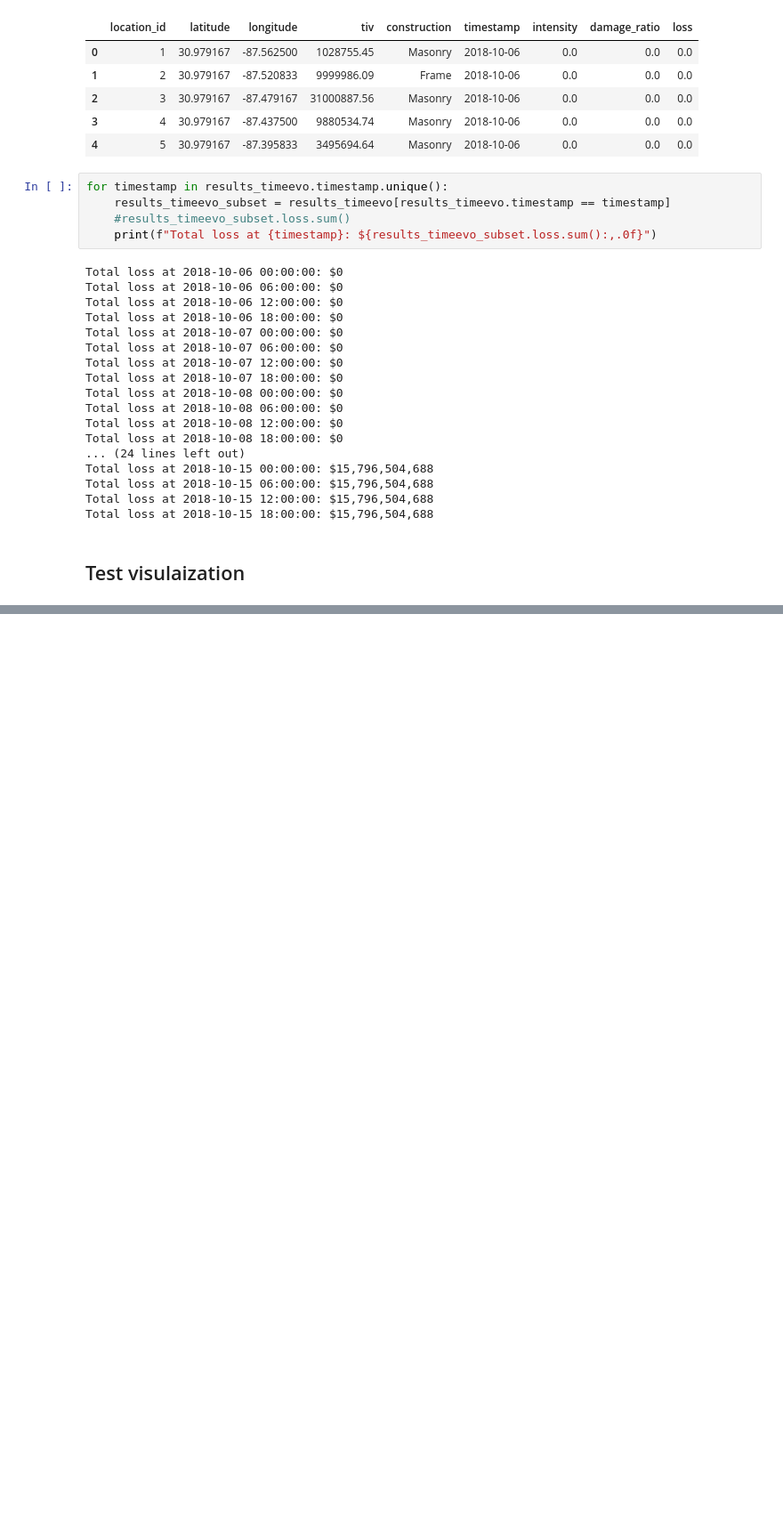
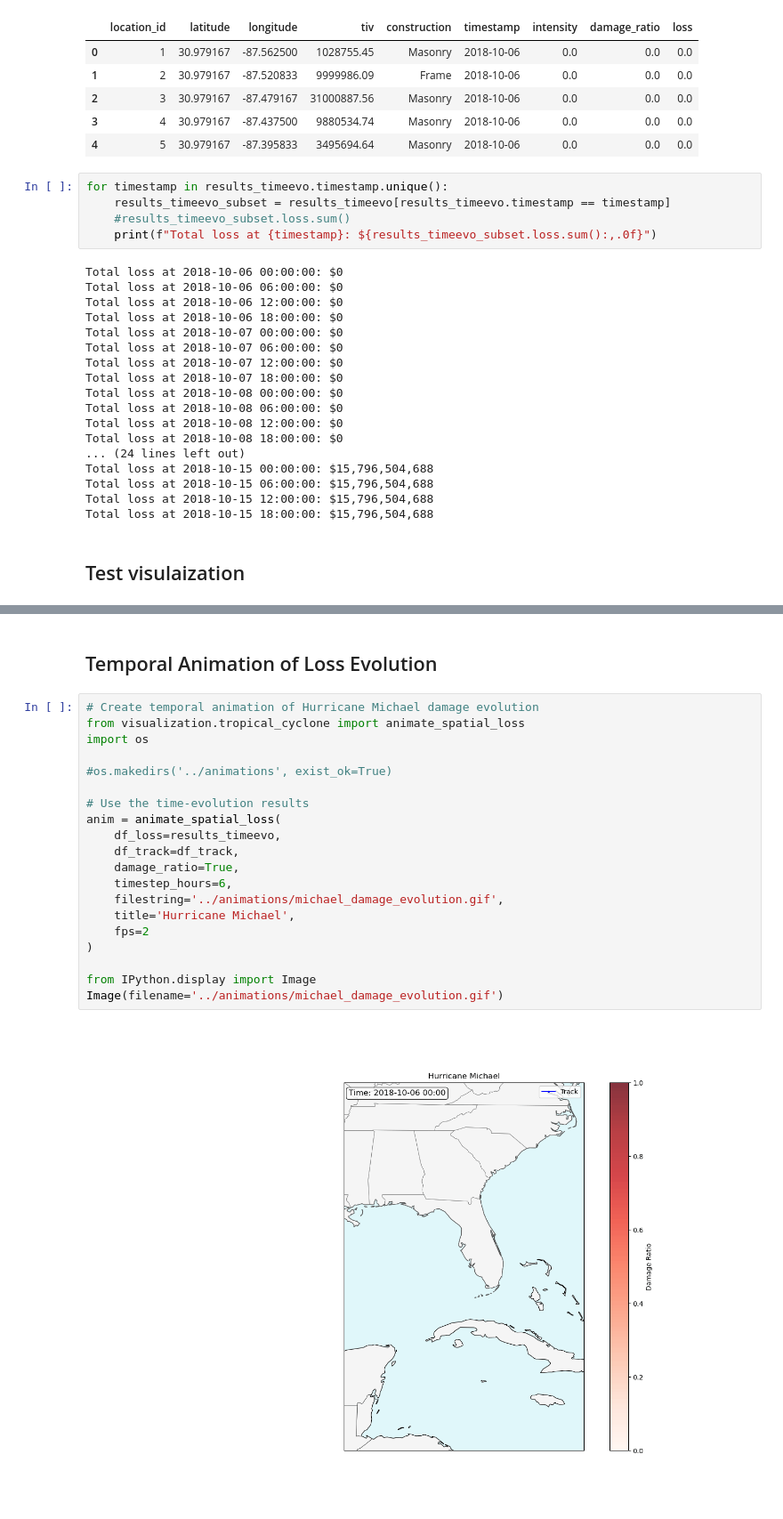
Before and after one commit to christianwirths/NatCat, a Jupyter notebook: notebooks/nb4_refactored_pipeline.ipynb, the cells around one changed output, grey strips where cells are left out. Shown at 89% size. Saved outputs shown, nothing was run; the diff lists cells and outputs as text; blank space fills up the shorter version.

```diff
--- a/notebooks/nb4_refactored_pipeline.ipynb
+++ b/notebooks/nb4_refactored_pipeline.ipynb
@@ -118,0 +121,24 @@ fig = plot_trajectory_B_deck(df_track)
+# %% [markdown]
+## Temporal Animation of Loss Evolution
+# %%
+# Create temporal animation of Hurricane Michael damage evolution
+from visualization.tropical_cyclone import animate_spatial_loss
+import os
+
+#os.makedirs('../animations', exist_ok=True)
+
+# Use the time-evolution results
+anim = animate_spatial_loss(
+    df_loss=results_timeevo,
+    df_track=df_track,
+    damage_ratio=True,
+    timestep_hours=6,
+    filestring='../animations/michael_damage_evolution.gif',
+    title='Hurricane Michael',
+    fps=2
+)
+
+from IPython.display import Image
+Image(filename='../animations/michael_damage_evolution.gif')
+# %% [output]
+[figure, added]
```
Also changed, not shown: parts of 3 cells of this notebook, 7 other files.
